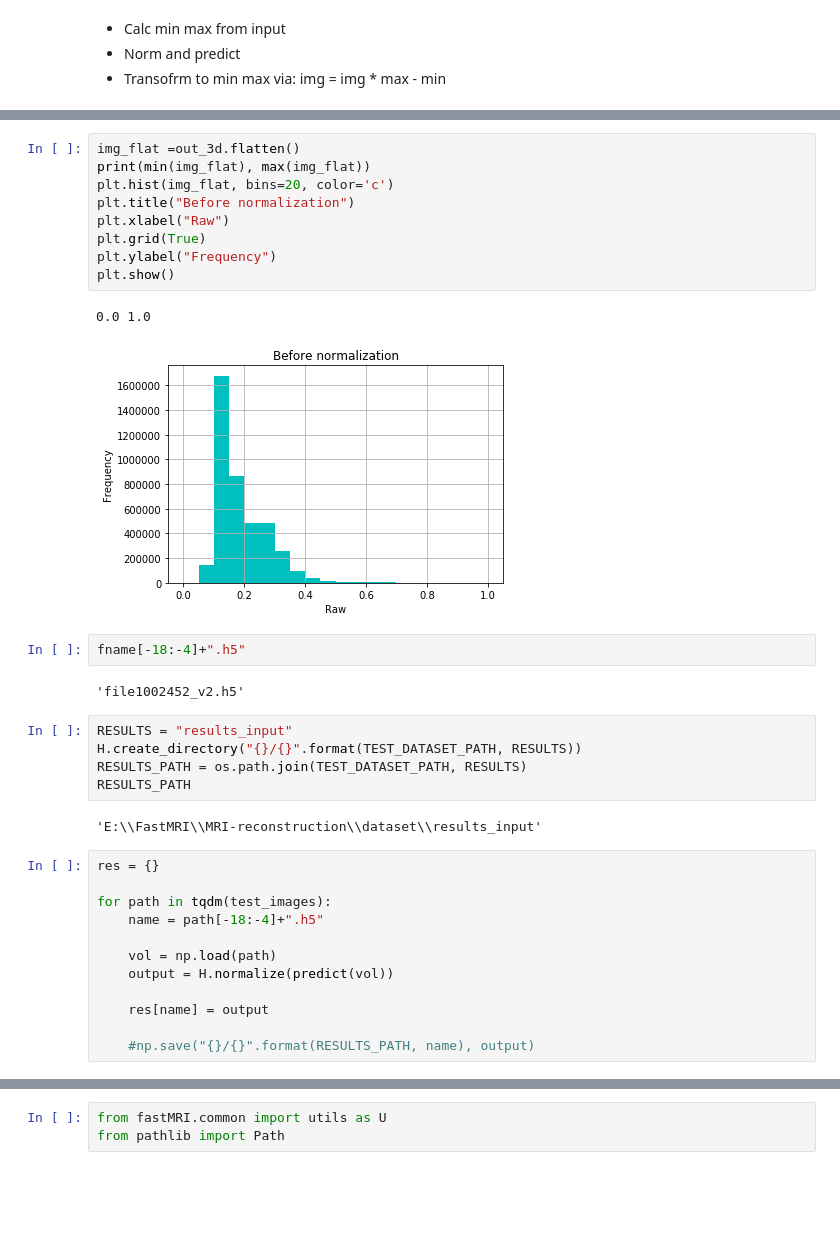
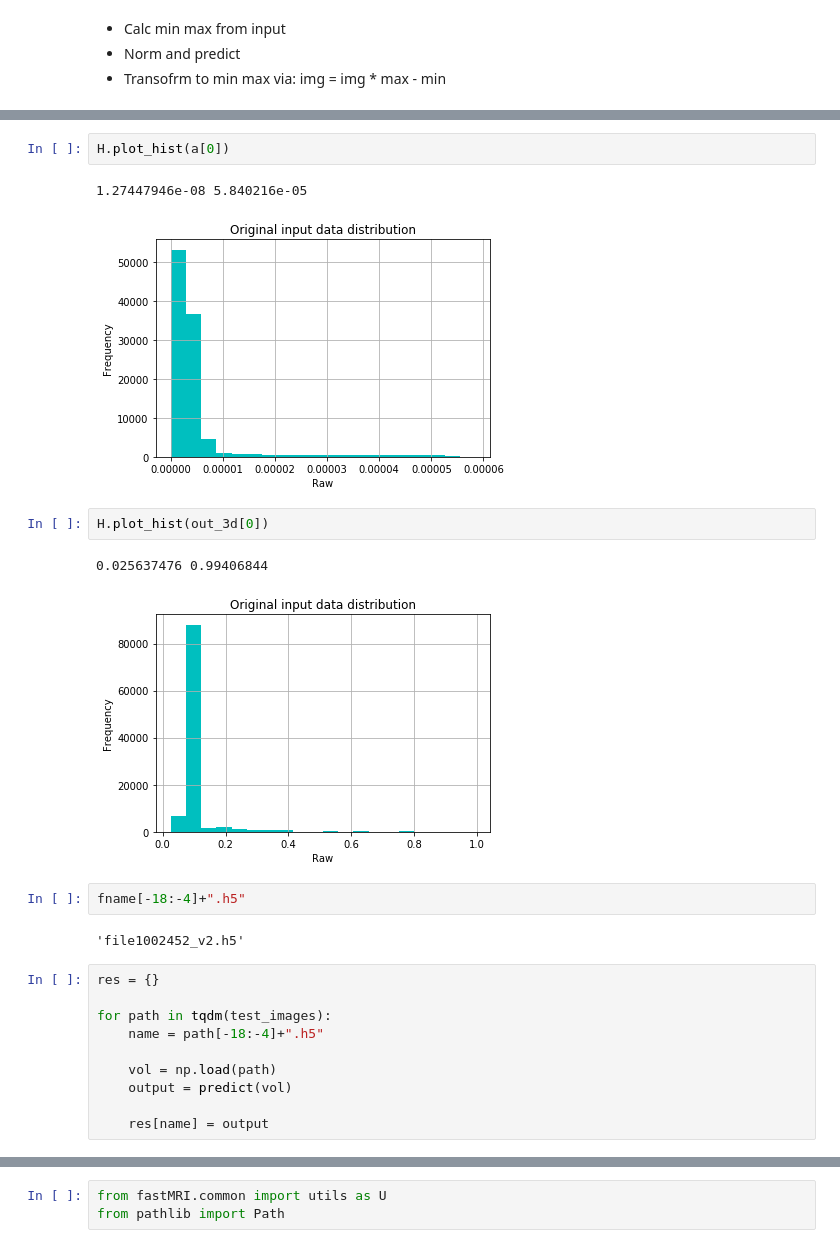
Before and after one commit to hasibzunair/res-unet-fastmri, a Jupyter notebook: inference_cyclegan.ipynb, the cells around one changed output, grey strips where cells are left out. Drawn from its saved outputs; the diff is of its cells as text; blank space fills up the shorter version.

```diff
--- a/inference_cyclegan.ipynb
+++ b/inference_cyclegan.ipynb
@@ -145,26 +133,17 @@ plt.show()
-# %%
-img_flat =out_3d.flatten()
-print(min(img_flat), max(img_flat))
-plt.hist(img_flat, bins=20, color='c')
-plt.title("Before normalization")
-plt.xlabel("Raw")
-plt.grid(True)
-plt.ylabel("Frequency")
-plt.show()
-# %% [output]
-0.0 1.0
-[figure, removed]
+# %%
+H.plot_hist(a[0])
+# %% [output]
+1.27447946e-08 5.840216e-05
+[figure, added]
+# %%
+H.plot_hist(out_3d[0])
+# %% [output]
+0.025637476 0.99406844
+[figure, added]
 # %%
 fname[-18:-4]+".h5"
 # %% [output]
 'file1002452_v2.h5'
-# %%
-RESULTS = "results_input"
-H.create_directory("{}/{}".format(TEST_DATASET_PATH, RESULTS))
-RESULTS_PATH = os.path.join(TEST_DATASET_PATH, RESULTS)
-RESULTS_PATH
-# %% [output]
-'E:\\FastMRI\\MRI-reconstruction\\dataset\\results_input'
 # %%
 res = {}
 
@@ -172,8 +151,6 @@ for path in tqdm(test_images):
     name = path[-18:-4]+".h5"
 
     vol = np.load(path)
-    output = H.normalize(predict(vol))
+    output = predict(vol)
 
     res[name] = output
-
-    #np.save("{}/{}".format(RESULTS_PATH, name), output)
```
Also changed, not shown: parts of 13 cells of this notebook, 3 other files.
